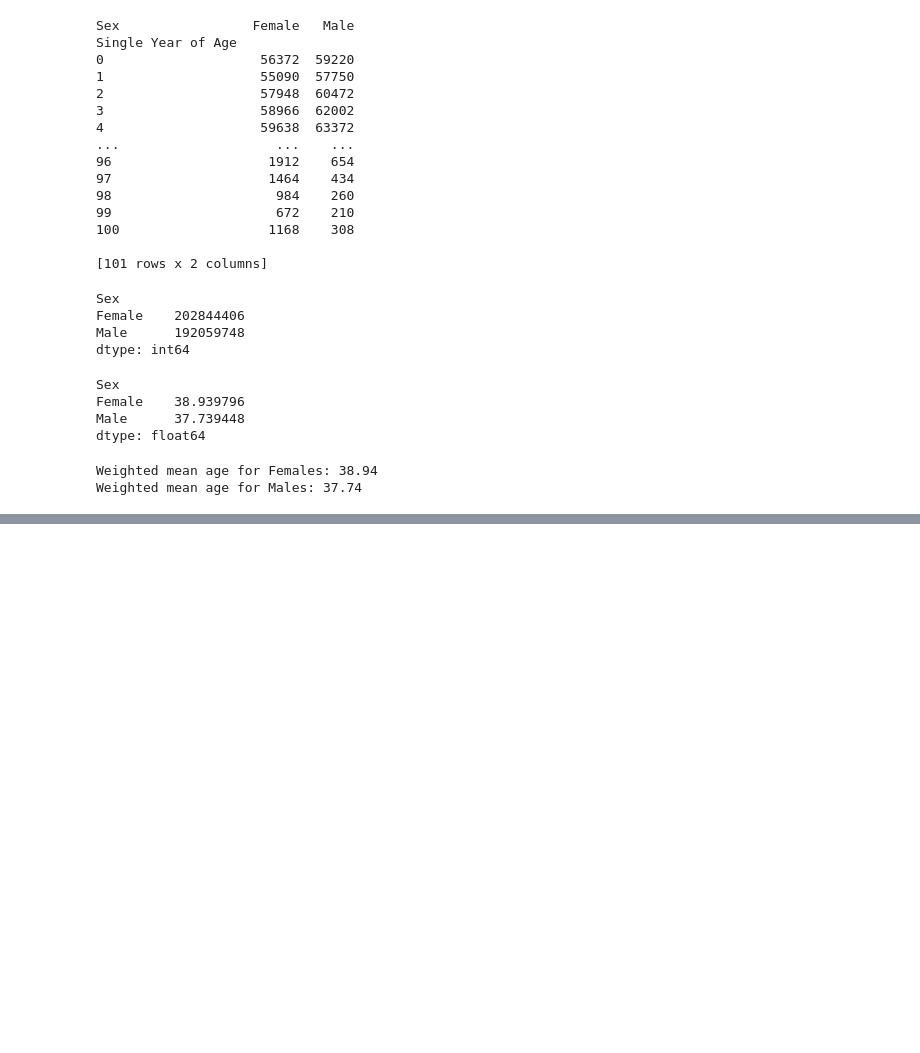
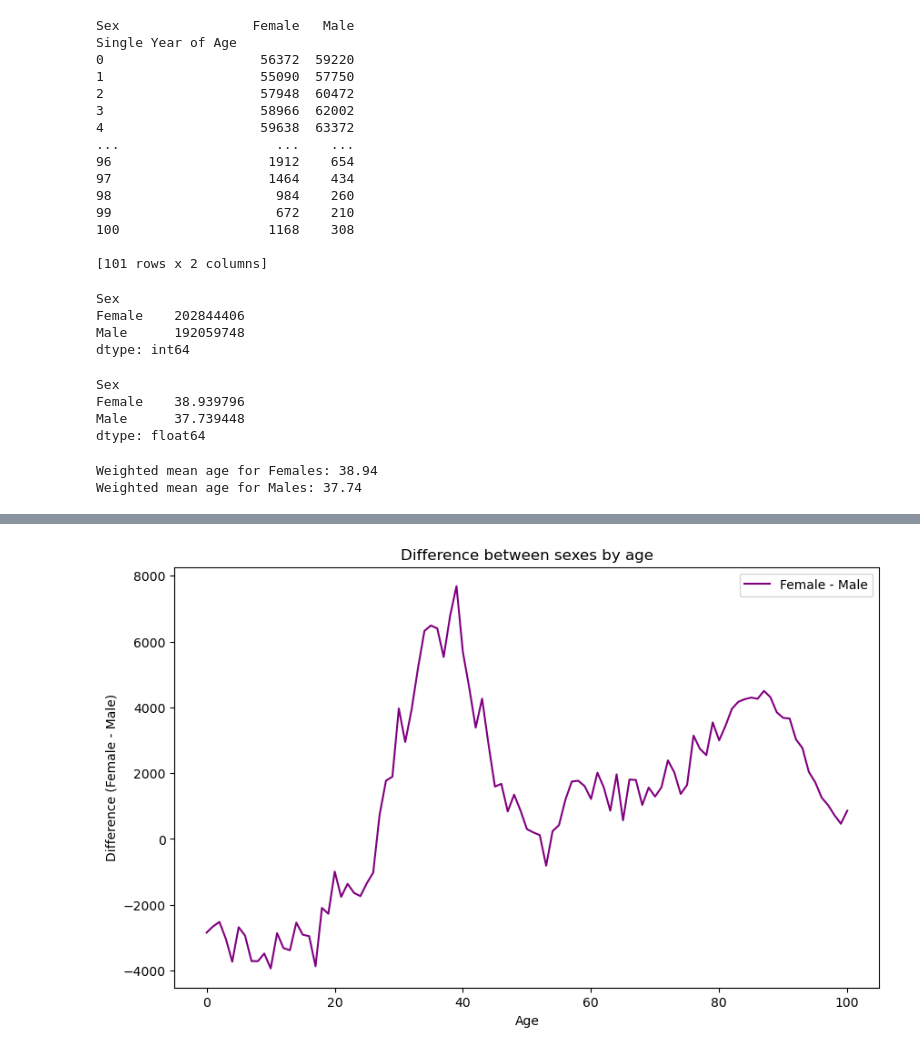
Before and after one commit to tanyasanjuan/pfda-assignments, a Jupyter notebook: Week05/assignment05-population.ipynb, the cells around one changed output, grey strips where cells are left out. Cells and saved outputs as stored; diff of their text form; code cells hidden in the pictures; blank space fills up the shorter version.

Commit message:
Difference between the sexes by age, including plot

```diff
--- a/Week05/assignment05-population.ipynb
+++ b/Week05/assignment05-population.ipynb
@@ -203,0 +206,4 @@ Weighted mean age for Males: 37.74
+# %%
+# Get the difference between the sexes by age
+age_diff = df_analysis[genders[0]] - df_analysis[genders[1]]
+print(age_diff)
@@ -203,0 +224,12 @@ Weighted mean age for Males: 37.74
+# %%
+# Plot the difference
+import matplotlib.pyplot as plt
+plt.figure(figsize=(10,6))
+plt.plot(age_diff.index, age_diff, label='Female - Male', color='purple')
+plt.legend()
+plt.title('Difference between sexes by age')
+plt.xlabel('Age')
+plt.ylabel('Difference (Female - Male)')
+plt.show()
+# %% [output]
+[figure, added]
```
Also changed, not shown: parts of 3 cells of this notebook.
